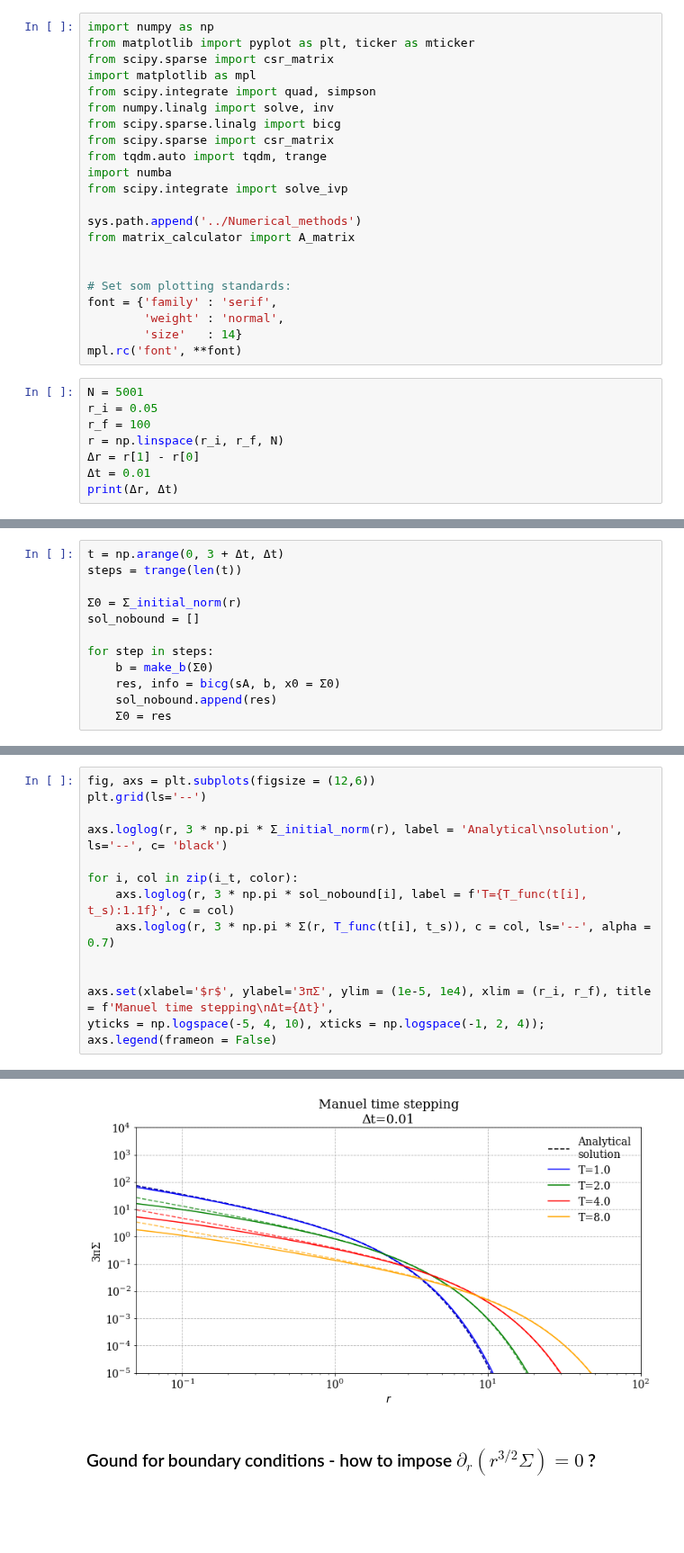
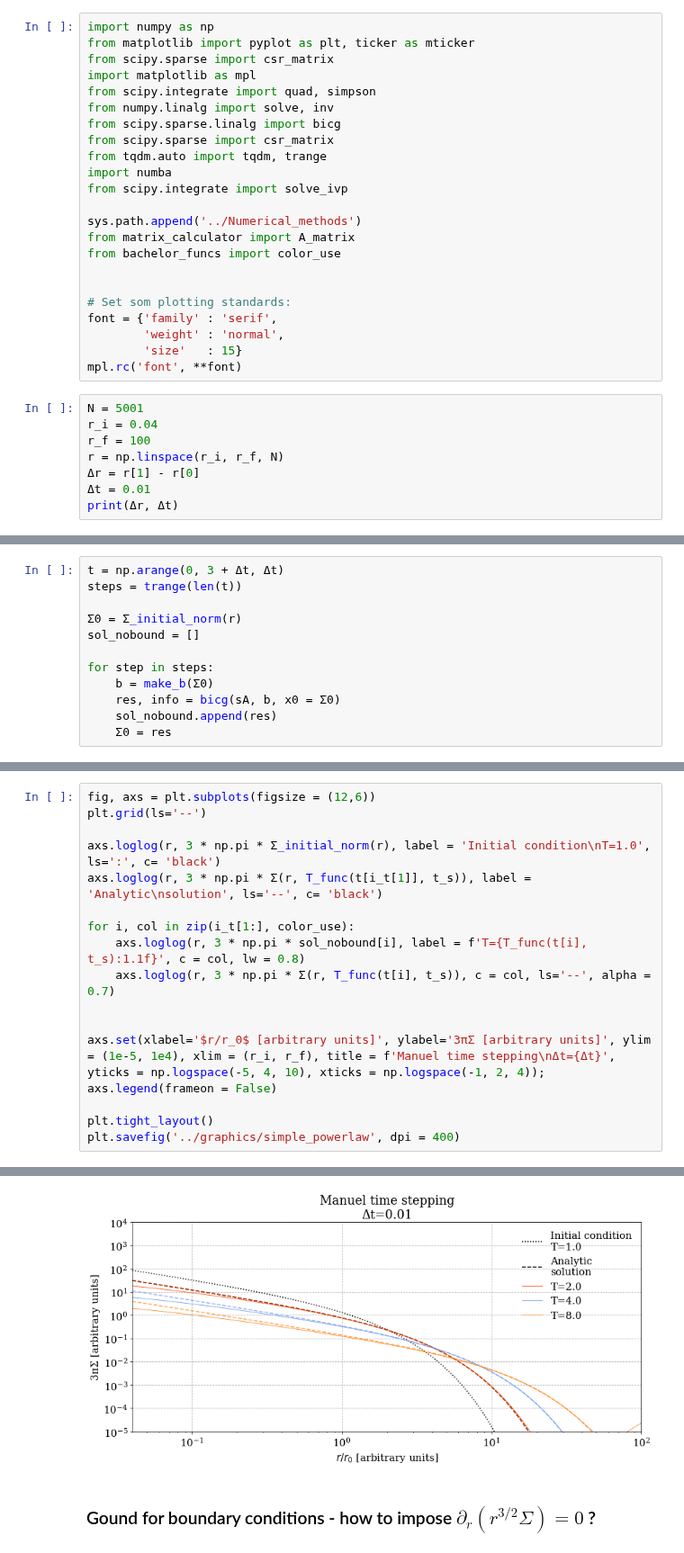
Before and after one commit to agent031/bachelor_code, a Jupyter notebook: Simple_solutions/manual_timestepping_powerlaw.ipynb, the cells around one changed output, grey strips where cells are left out. Shown at 90% size. Cells and saved outputs as stored; diff of their text form; blank space fills up the shorter version.

```diff
--- a/Simple_solutions/manual_timestepping_powerlaw.ipynb
+++ b/Simple_solutions/manual_timestepping_powerlaw.ipynb
@@ -13,16 +13,17 @@ from scipy.integrate import solve_ivp
 
 sys.path.append('../Numerical_methods')
 from matrix_calculator import A_matrix
+from bachelor_funcs import color_use
 
 
 # Set som plotting standards:
 font = {'family' : 'serif',
         'weight' : 'normal',
-        'size'   : 14}
+        'size'   : 15}
 mpl.rc('font', **font)
 # %%
 N = 5001
-r_i = 0.05
+r_i = 0.04
 r_f = 100
 r = np.linspace(r_i, r_f, N)
 Δr = r[1] - r[0]
@@ -101,14 +104,18 @@ color = ['blue', 'green', 'red', 'orange']
 fig, axs = plt.subplots(figsize = (12,6))
 plt.grid(ls='--')
 
-axs.loglog(r, 3 * np.pi * Σ_initial_norm(r), label = 'Analytical\nsolution', ls='--', c= 'black')
+axs.loglog(r, 3 * np.pi * Σ_initial_norm(r), label = 'Initial condition\nT=1.0', ls=':', c= 'black')
+axs.loglog(r, 3 * np.pi * Σ(r, T_func(t[i_t[1]], t_s)), label = 'Analytic\nsolution', ls='--', c= 'black')
 
-for i, col in zip(i_t, color):
-    axs.loglog(r, 3 * np.pi * sol_nobound[i], label = f'T={T_func(t[i], t_s):1.1f}', c = col)
+for i, col in zip(i_t[1:], color_use):
+    axs.loglog(r, 3 * np.pi * sol_nobound[i], label = f'T={T_func(t[i], t_s):1.1f}', c = col, lw = 0.8)
     axs.loglog(r, 3 * np.pi * Σ(r, T_func(t[i], t_s)), c = col, ls='--', alpha = 0.7)
 
 
-axs.set(xlabel='$r$', ylabel='3πΣ', ylim = (1e-5, 1e4), xlim = (r_i, r_f), title = f'Manuel time stepping\nΔt={Δt}',
+axs.set(xlabel='$r/r_0$ [arbitrary units]', ylabel='3πΣ [arbitrary units]', ylim = (1e-5, 1e4), xlim = (r_i, r_f), title = f'Manuel time stepping\nΔt={Δt}',
 yticks = np.logspace(-5, 4, 10), xticks = np.logspace(-1, 2, 4));
 axs.legend(frameon = False)
+
+plt.tight_layout()
+plt.savefig('../graphics/simple_powerlaw', dpi = 400)
 # %% [output]
@@ -116,4 +122,4 @@ axs.legend(frameon = False)
-[figure, old version]
+[figure, new version]
 # %% [markdown]
 ### Gound for boundary conditions - how to impose $\partial_r(r^{3/2}\Sigma)=0$ ?
 # %%
```
Also changed, not shown: parts of 8 cells of this notebook, 2 other files.
